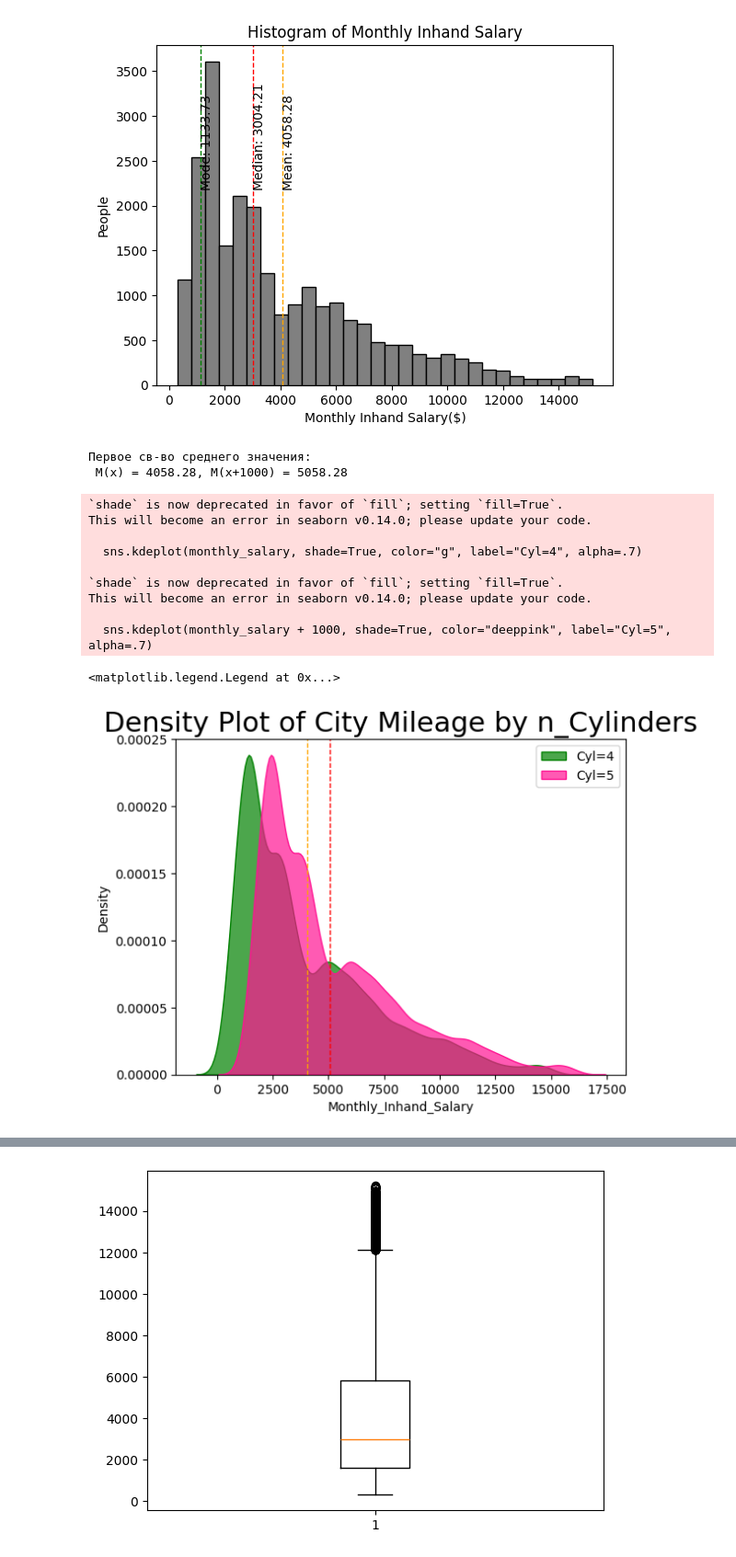
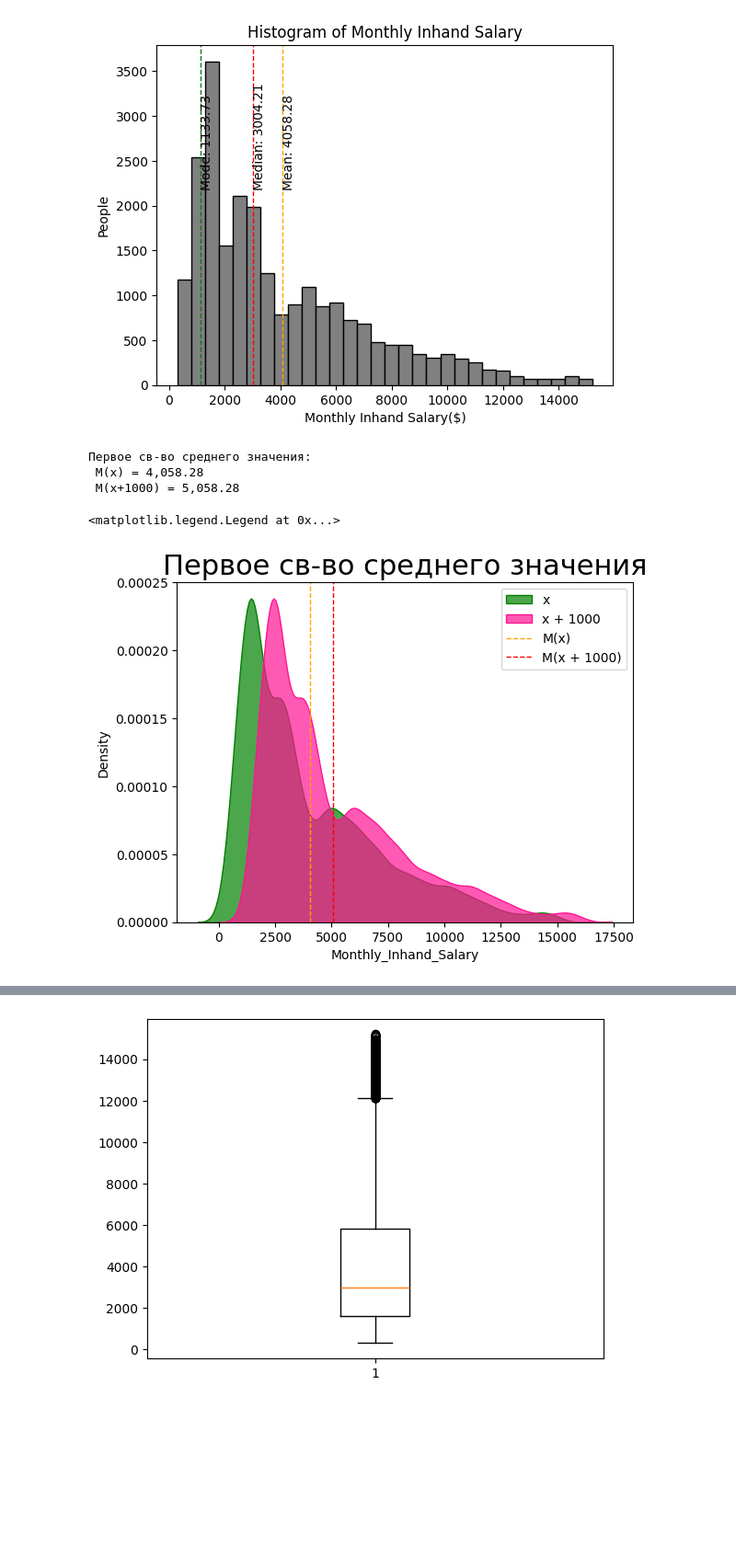
Before and after one commit to AndMarina/analyste_project, a Jupyter notebook: math_statistic_basic/introduction.ipynb, the cells around one changed output, grey strips where cells are left out. Shown at 92% size. Cells and saved outputs as stored; diff of their text form; code cells hidden in the pictures; blank space fills up the shorter version.

```diff
--- a/math_statistic_basic/introduction.ipynb
+++ b/math_statistic_basic/introduction.ipynb
@@ -283,39 +287,26 @@ Text(0, 0.5, 'People')
 # %%
 # демонстрация св-в среднего значения
 
-# первое св-во
-
-print("Первое св-во среднего значения:\n M(x) = {}, M(x+1000) = {}".format(round(np.mean(monthly_salary), 2), round(np.mean(monthly_salary + 1000), 2)))
+print("Первое св-во среднего значения:\n M(x) = {:,}\n M(x+1000) = {:,}".format(round(np.mean(monthly_salary), 2), round(np.mean(monthly_salary + 1000), 2)))
 print()# Объяснение почему так
 
 # построим графики распределения для множества значений x и x+1000
 # строим графики плотности для обоих случаев и отображаем на них среднее значение для каждого
 
-sns.kdeplot(monthly_salary, shade=True, color="g", label="Cyl=4", alpha=.7)
-sns.kdeplot(monthly_salary + 1000, shade=True, color="deeppink", label="Cyl=5", alpha=.7)
+sns.kdeplot(monthly_salary, fill=True, color="g", label="x", alpha=.7)
+sns.kdeplot(monthly_salary + 1000, fill=True, color="deeppink", label="x + 1000", alpha=.7)
 
 # Добавляем среднее значение
-plt.axvline(round(np.mean(monthly_salary), 2), color='orange', linestyle='dashed', linewidth=1)
-#plt.text(np.mean(monthly_salary), 0.2200, 'Mode: {:.2f}'.format(np.mean(monthly_salary)), rotation=90)
+plt.axvline(round(np.mean(monthly_salary), 2), color='orange', label="M(x)", linestyle='dashed', linewidth=1)
 
 # Добавляем среднее значение
-plt.axvline(round(np.mean(monthly_salary + 1000), 2), color='red', linestyle='dashed', linewidth=1)
-#plt.text(np.mean(monthly_salary + 1000), 0.2200, 'Mode: {:.2f}'.format(np.mean(monthly_salary + 1000)), rotation=90)
+plt.axvline(round(np.mean(monthly_salary + 1000), 2), color='red', label="M(x + 1000)", linestyle='dashed', linewidth=1)
 
-# Decoration
-plt.title('Density Plot of City Mileage by n_Cylinders', fontsize=22)
+plt.title('Первое св-во среднего значения', fontsize=22)
 plt.legend()
 # %% [output]
 Первое св-во среднего значения:
- M(x) = 4058.28, M(x+1000) = 5058.28
+ M(x) = 4,058.28
+ M(x+1000) = 5,058.28
-`shade` is now deprecated in favor of `fill`; setting `fill=True`.
-This will become an error in seaborn v0.14.0; please update your code.
-
-  sns.kdeplot(monthly_salary, shade=True, color="g", label="Cyl=4", alpha=.7)
-
-`shade` is now deprecated in favor of `fill`; setting `fill=True`.
-This will become an error in seaborn v0.14.0; please update your code.
-
-  sns.kdeplot(monthly_salary + 1000, shade=True, color="deeppink", label="Cyl=5", alpha=.7)
+<matplotlib.legend.Legend at 0x...>
-<matplotlib.legend.Legend at 0x...>
-[figure, old version]
+[figure, new version]
```
Also changed, not shown: parts of 27 cells of this notebook.
